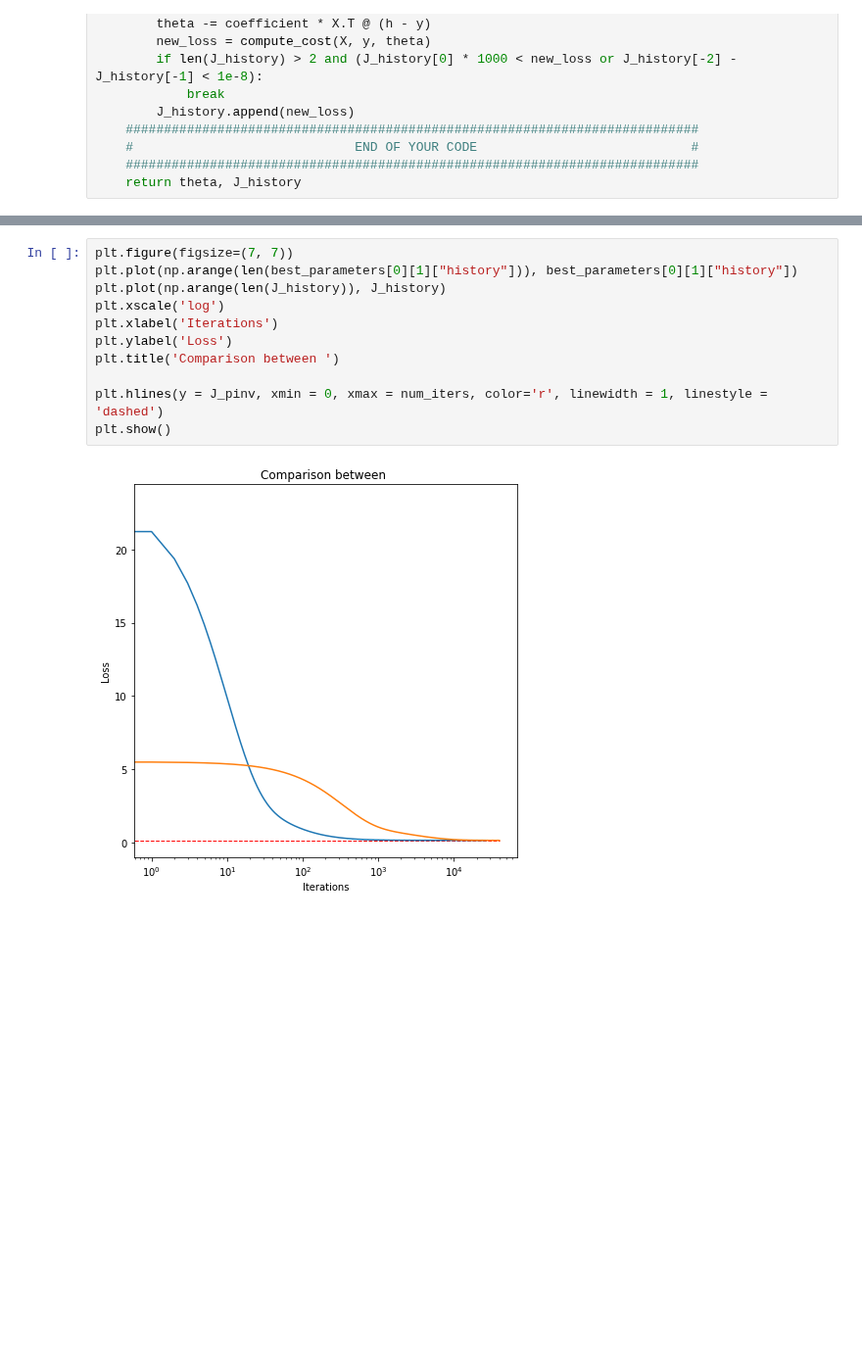
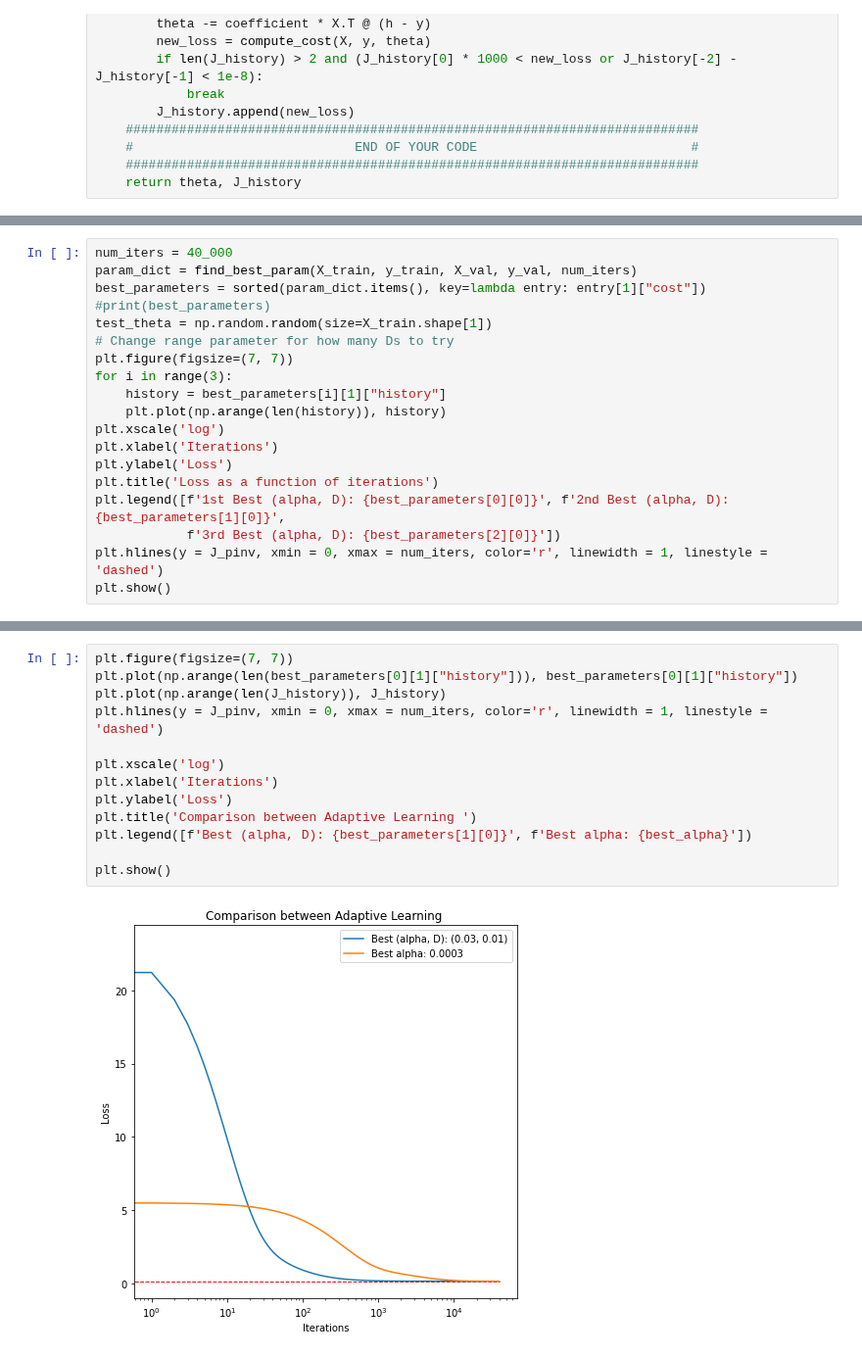
Before and after one commit to danspts/ml-hw, a Jupyter notebook: hw-1/hwa1.ipynb, the cells around one changed output, grey strips where cells are left out. Shown at 98% size. Drawn from its saved outputs; the diff is of its cells as text; blank space fills up the shorter version.

Commit message:
add legends on the hyperparam graph

```diff
--- a/hw-1/hwa1.ipynb
+++ b/hw-1/hwa1.ipynb
@@ -749,0 +748,19 @@ def find_best_param(X_train, y_train, X_val, y_val, iterations):
+# %%
+num_iters = 40_000
+param_dict = find_best_param(X_train, y_train, X_val, y_val, num_iters)
+best_parameters = sorted(param_dict.items(), key=lambda entry: entry[1]["cost"])
+#print(best_parameters)
+test_theta = np.random.random(size=X_train.shape[1])
+# Change range parameter for how many Ds to try
+plt.figure(figsize=(7, 7))
+for i in range(3):
+    history = best_parameters[i][1]["history"]
+    plt.plot(np.arange(len(history)), history)
+plt.xscale('log')
+plt.xlabel('Iterations')
+plt.ylabel('Loss')
+plt.title('Loss as a function of iterations')
+plt.legend([f'1st Best (alpha, D): {best_parameters[0][0]}', f'2nd Best (alpha, D): {best_parameters[1][0]}',
+            f'3rd Best (alpha, D): {best_parameters[2][0]}'])
+plt.hlines(y = J_pinv, xmin = 0, xmax = num_iters, color='r', linewidth = 1, linestyle = 'dashed')
+plt.show()
@@ -750,13 +769,15 @@ def find_best_param(X_train, y_train, X_val, y_val, iterations):
 # %%
 plt.figure(figsize=(7, 7))
 plt.plot(np.arange(len(best_parameters[0][1]["history"])), best_parameters[0][1]["history"])
 plt.plot(np.arange(len(J_history)), J_history)
+plt.hlines(y = J_pinv, xmin = 0, xmax = num_iters, color='r', linewidth = 1, linestyle = 'dashed')
+
 plt.xscale('log')
 plt.xlabel('Iterations')
 plt.ylabel('Loss')
-plt.title('Comparison between ')
+plt.title('Comparison between Adaptive Learning ')
+plt.legend([f'Best (alpha, D): {best_parameters[1][0]}', f'Best alpha: {best_alpha}'])
 
-plt.hlines(y = J_pinv, xmin = 0, xmax = num_iters, color='r', linewidth = 1, linestyle = 'dashed')
 plt.show()
 # %% [output]
-[figure, old version]
+[figure, new version]
```
Also changed, not shown: parts of 2 cells of this notebook, 1 other file.
